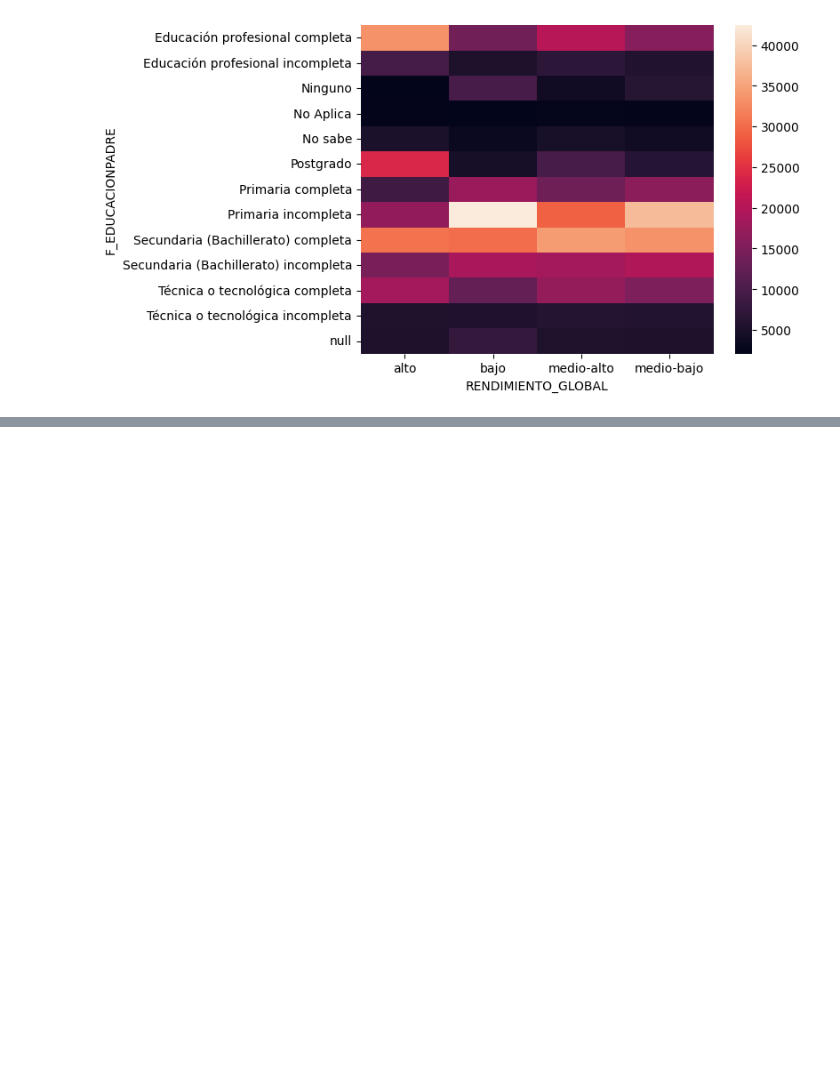
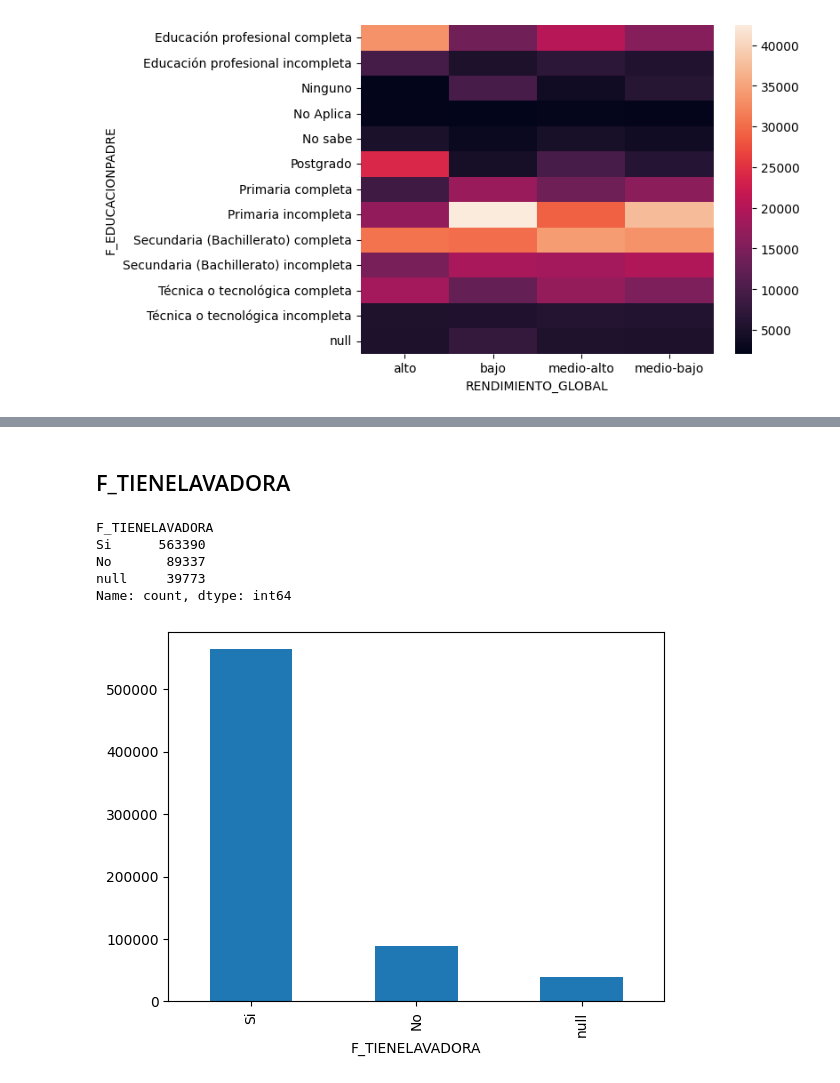
Before and after one commit to Thomascc123/Proyecto-Kaggle-Modelos, a Jupyter notebook: 02 - preprocesado.ipynb, the cells around one changed output, grey strips where cells are left out. Saved outputs shown, nothing was run; the diff lists cells and outputs as text; code cells hidden in the pictures; blank space fills up the shorter version.

```diff
--- a/02 - preprocesado.ipynb
+++ b/02 - preprocesado.ipynb
@@ -278,0 +324,11 @@ compareDiscreteValues(train, 'F_EDUCACIONPADRE')
+# %% [markdown]
+## F_TIENELAVADORA
+# %%
+viewValues(train, 'F_TIENELAVADORA')
+# %% [output]
+F_TIENELAVADORA
+Si      563390
+No       89337
+null     39773
+Name: count, dtype: int64
+[figure, added]
```
Also changed, not shown: parts of 27 cells of this notebook.
